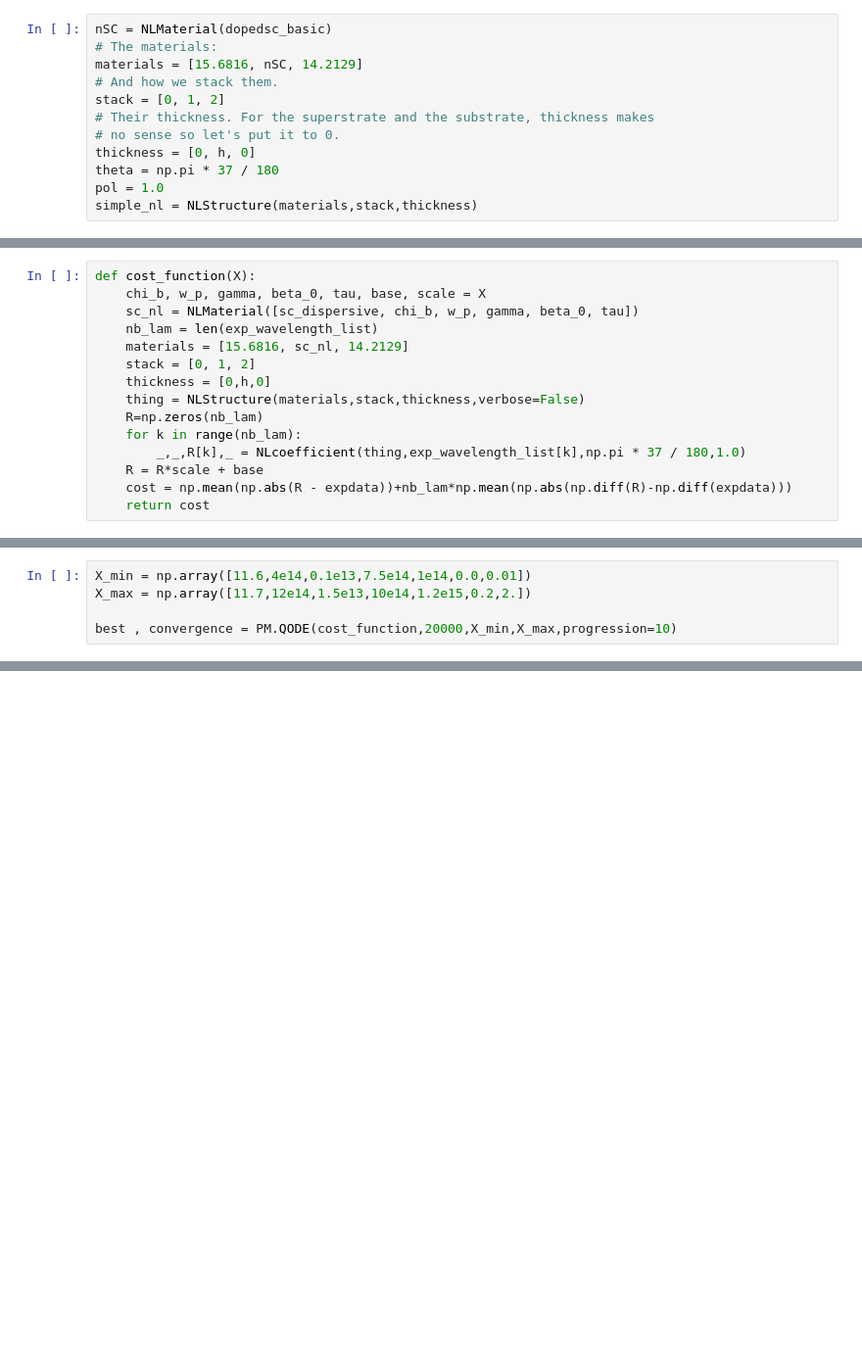
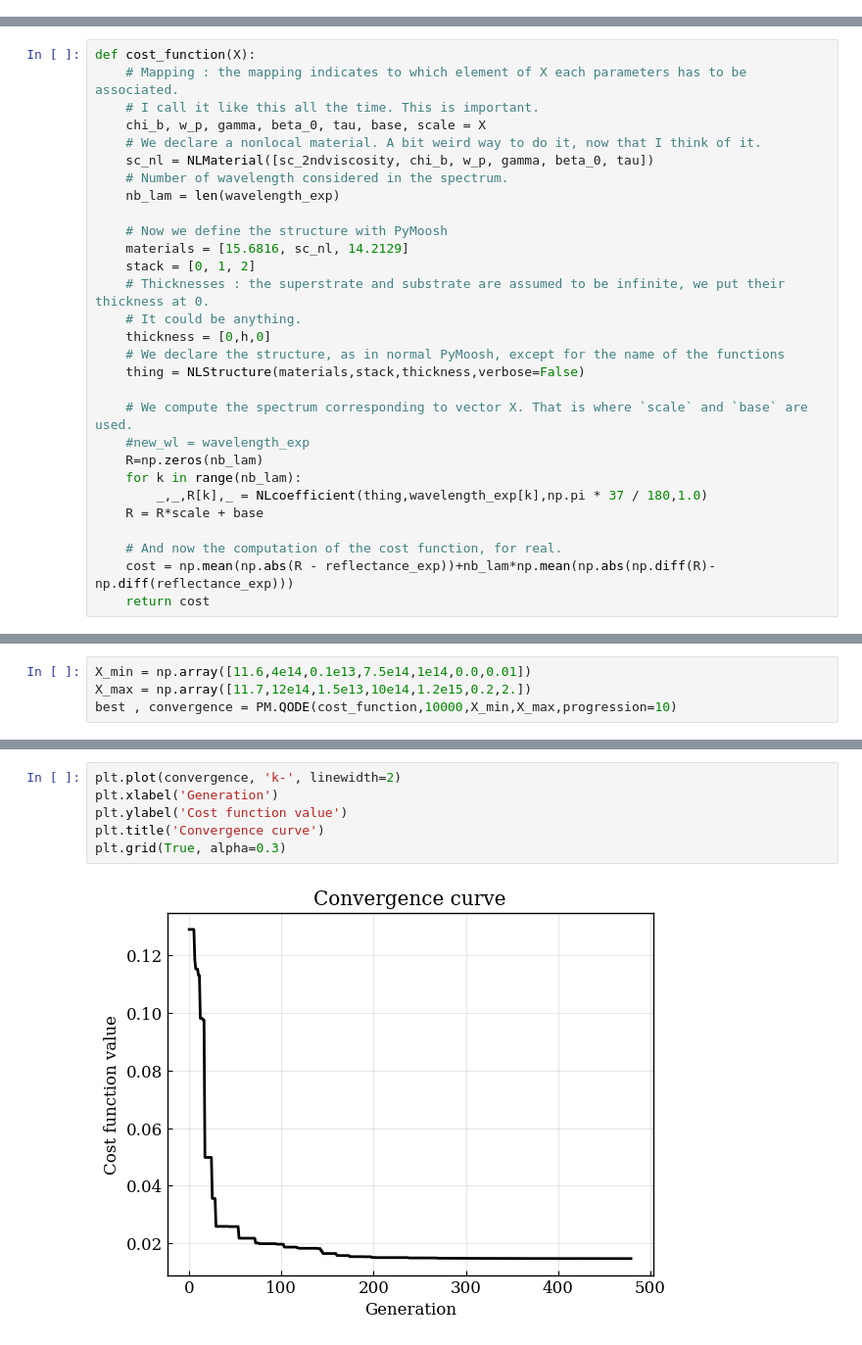
Before and after one commit to AnMoreau/PyMoosh, a Jupyter notebook: notebooks/In-depth_examples/Spatial_dispersion_aka_nonlocality.ipynb, the cells around one changed output, grey strips where cells are left out. Shown at 98% size. Cells and saved outputs as stored; diff of their text form; blank space fills up the shorter version.

Commit message:
Nonlocality jupyter notebook updated.

```diff
--- a/notebooks/In-depth_examples/Spatial_dispersion_aka_nonlocality.ipynb
+++ b/notebooks/In-depth_examples/Spatial_dispersion_aka_nonlocality.ipynb
@@ -69,12 +0,0 @@ Now we define the structure using specific nonlocal functions and classes. We de
-# %%
-nSC = NLMaterial(dopedsc_basic)
-# The materials:
-materials = [15.6816, nSC, 14.2129]
-# And how we stack them.
-stack = [0, 1, 2]
-# Their thickness. For the superstrate and the substrate, thickness makes
-# no sense so let's put it to 0.
-thickness = [0, h, 0]
-theta = np.pi * 37 / 180
-pol = 1.0
-simple_nl = NLStructure(materials,stack,thickness)
@@ -182,15 +75,29 @@ What we do is also take the difference between the increments from one wavelengt
 # %%
 def cost_function(X):
+    # Mapping : the mapping indicates to which element of X each parameters has to be associated.
+    # I call it like this all the time. This is important.
     chi_b, w_p, gamma, beta_0, tau, base, scale = X
-    sc_nl = NLMaterial([sc_dispersive, chi_b, w_p, gamma, beta_0, tau])
-    nb_lam = len(exp_wavelength_list)
+    # We declare a nonlocal material. A bit weird way to do it, now that I think of it.
+    sc_nl = NLMaterial([sc_2ndviscosity, chi_b, w_p, gamma, beta_0, tau])
+    # Number of wavelength considered in the spectrum.
+    nb_lam = len(wavelength_exp)
+
+    # Now we define the structure with PyMoosh
     materials = [15.6816, sc_nl, 14.2129]
     stack = [0, 1, 2]
+    # Thicknesses : the superstrate and substrate are assumed to be infinite, we put their thickness at 0.
+    # It could be anything.
     thickness = [0,h,0]
+    # We declare the structure, as in normal PyMoosh, except for the name of the functions
     thing = NLStructure(materials,stack,thickness,verbose=False)
+
+    # We compute the spectrum corresponding to vector X. That is where `scale` and `base` are used.
+    #new_wl = wavelength_exp
     R=np.zeros(nb_lam)
     for k in range(nb_lam):
-        _,_,R[k],_ = NLcoefficient(thing,exp_wavelength_list[k],np.pi * 37 / 180,1.0)
+        _,_,R[k],_ = NLcoefficient(thing,wavelength_exp[k],np.pi * 37 / 180,1.0)
     R = R*scale + base
-    cost = np.mean(np.abs(R - expdata))+nb_lam*np.mean(np.abs(np.diff(R)-np.diff(expdata)))
+
+    # And now the computation of the cost function, for real.
+    cost = np.mean(np.abs(R - reflectance_exp))+nb_lam*np.mean(np.abs(np.diff(R)-np.diff(reflectance_exp)))
     return cost
@@ -201,6 +110,5 @@ Now we just launch an optimization trying to minimize this cost function using Q
 # %%
 X_min = np.array([11.6,4e14,0.1e13,7.5e14,1e14,0.0,0.01])
 X_max = np.array([11.7,12e14,1.5e13,10e14,1.2e15,0.2,2.])
-
-best , convergence = PM.QODE(cost_function,20000,X_min,X_max,progression=10)
+best , convergence = PM.QODE(cost_function,10000,X_min,X_max,progression=10)
 # %% [output]
@@ -210,0 +128,8 @@ Now we will visualize the result (which is stored in `best`).
+# %%
+plt.plot(convergence, 'k-', linewidth=2)
+plt.xlabel('Generation')
+plt.ylabel('Cost function value')
+plt.title('Convergence curve')
+plt.grid(True, alpha=0.3)
+# %% [output]
+[figure, added]
```
Also changed, not shown: parts of 30 cells of this notebook.
